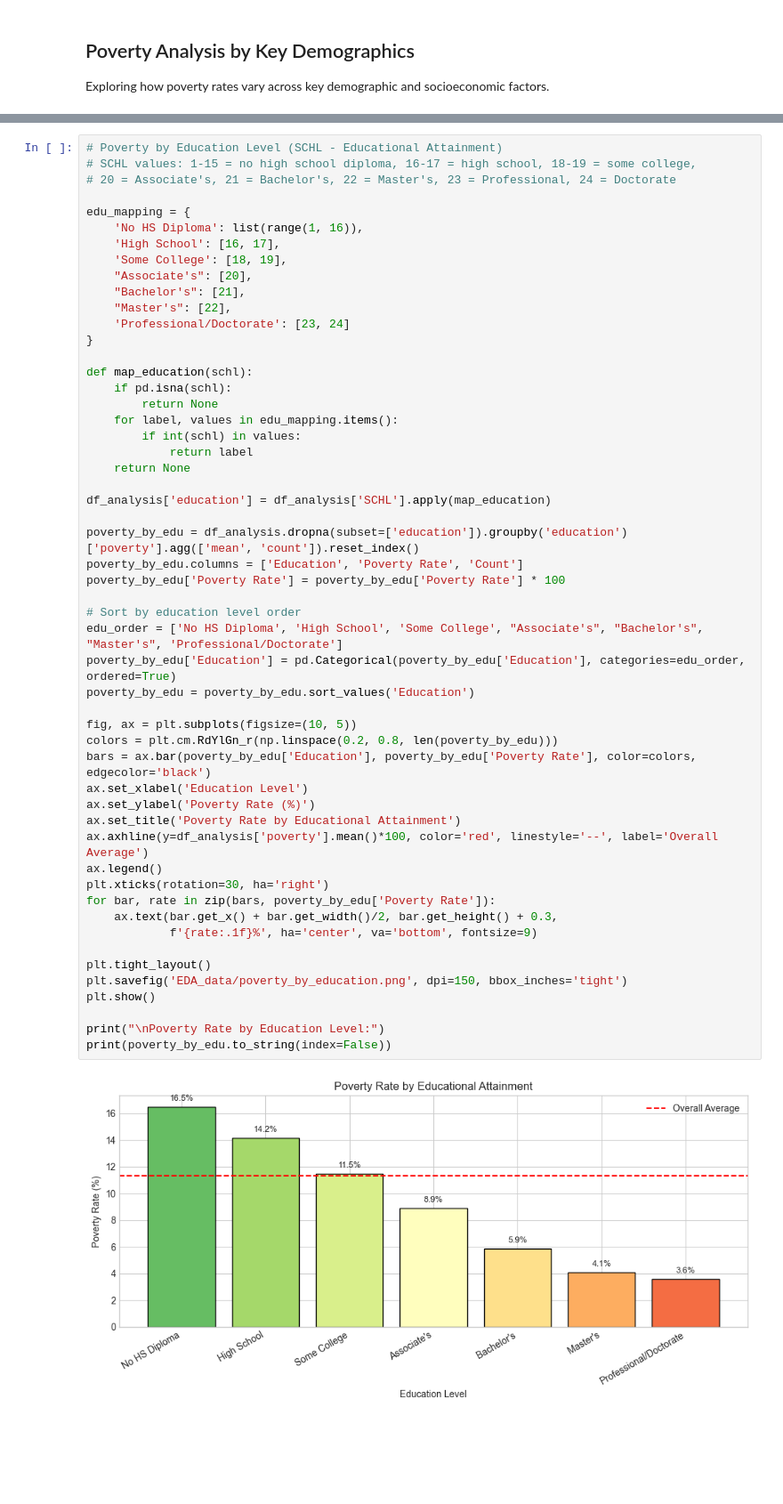
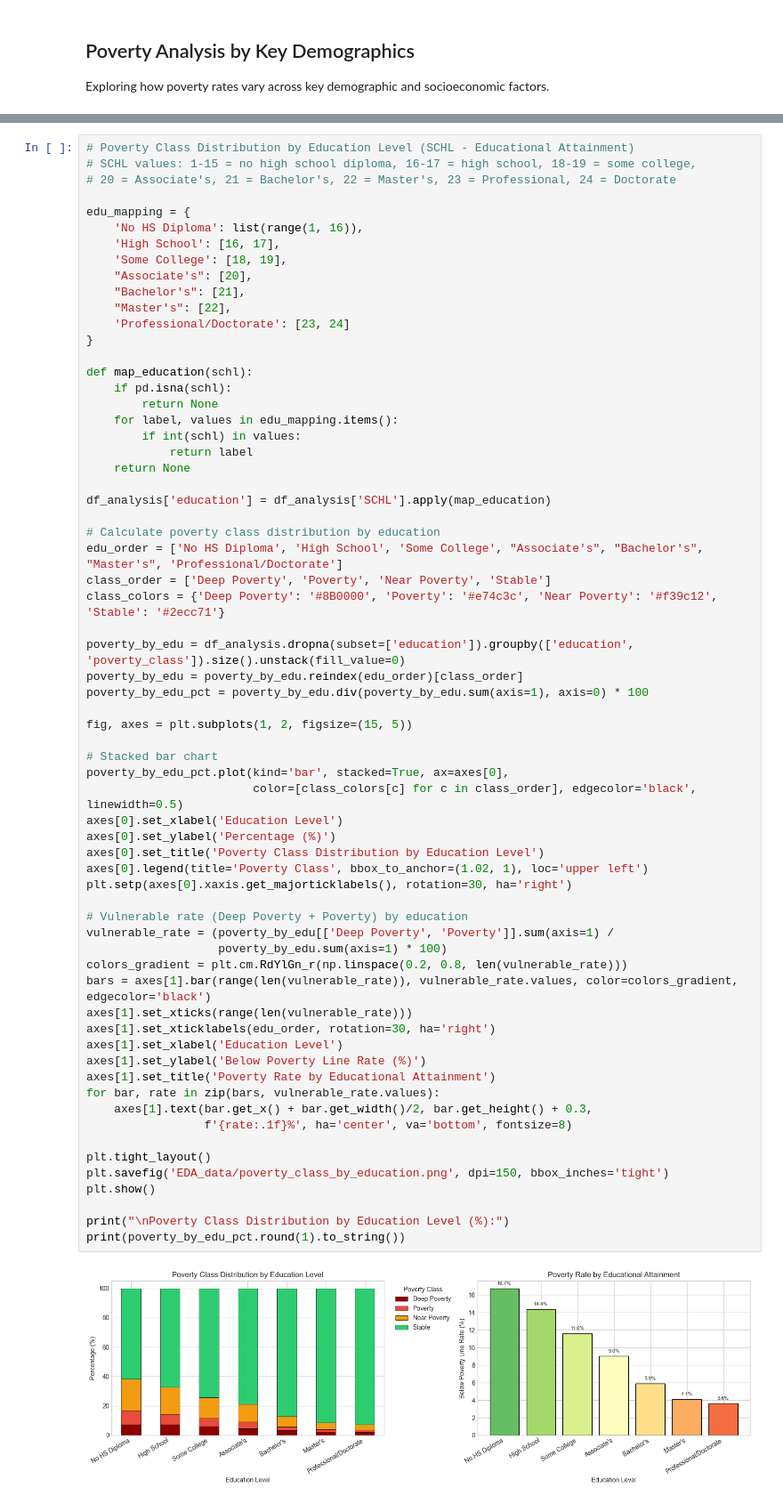
Before and after one commit to ingridalt/DSC-288R-CAPSTONE, a Jupyter notebook: 2_Exploratory_Data_Analysis/2_EDA_CA.ipynb, the cells around one changed output, grey strips where cells are left out. Shown at 89% size. Cells and saved outputs as stored; diff of their text form; blank space fills up the shorter version.

```diff
--- a/2_Exploratory_Data_Analysis/2_EDA_CA.ipynb
+++ b/2_Exploratory_Data_Analysis/2_EDA_CA.ipynb
@@ -602,55 +640,67 @@ Age Group  Poverty Rate  Count
 # %%
-# Poverty by Education Level (SCHL - Educational Attainment)
+# Poverty Class Distribution by Education Level (SCHL - Educational Attainment)
 # SCHL values: 1-15 = no high school diploma, 16-17 = high school, 18-19 = some college,
 # 20 = Associate's, 21 = Bachelor's, 22 = Master's, 23 = Professional, 24 = Doctorate
 
 edu_mapping = {
     'No HS Diploma': list(range(1, 16)),
     'High School': [16, 17],
     'Some College': [18, 19],
     "Associate's": [20],
     "Bachelor's": [21],
     "Master's": [22],
     'Professional/Doctorate': [23, 24]
 }
 
 def map_education(schl):
     if pd.isna(schl):
         return None
     for label, values in edu_mapping.items():
         if int(schl) in values:
             return label
     return None
 
 df_analysis['education'] = df_analysis['SCHL'].apply(map_education)
 
-poverty_by_edu = df_analysis.dropna(subset=['education']).groupby('education')['poverty'].agg(['mean', 'count']).reset_index()
-poverty_by_edu.columns = ['Education', 'Poverty Rate', 'Count']
-poverty_by_edu['Poverty Rate'] = poverty_by_edu['Poverty Rate'] * 100
+# Calculate poverty class distribution by education
+edu_order = ['No HS Diploma', 'High School', 'Some College', "Associate's", "Bachelor's", "Master's", 'Professional/Doctorate']
+class_order = ['Deep Poverty', 'Poverty', 'Near Poverty', 'Stable']
+class_colors = {'Deep Poverty': '#8B0000', 'Poverty': '#e74c3c', 'Near Poverty': '#f39c12', 'Stable': '#2ecc71'}
 
-# Sort by education level order
-edu_order = ['No HS Diploma', 'High School', 'Some College', "Associate's", "Bachelor's", "Master's", 'Professional/Doctorate']
-poverty_by_edu['Education'] = pd.Categorical(poverty_by_edu['Education'], categories=edu_order, ordered=True)
-poverty_by_edu = poverty_by_edu.sort_values('Education')
+poverty_by_edu = df_analysis.dropna(subset=['education']).groupby(['education', 'poverty_class']).size().unstack(fill_value=0)
+poverty_by_edu = poverty_by_edu.reindex(edu_order)[class_order]
+poverty_by_edu_pct = poverty_by_edu.div(poverty_by_edu.sum(axis=1), axis=0) * 100
 
-fig, ax = plt.subplots(figsize=(10, 5))
-colors = plt.cm.RdYlGn_r(np.linspace(0.2, 0.8, len(poverty_by_edu)))
-bars = ax.bar(poverty_by_edu['Education'], poverty_by_edu['Poverty Rate'], color=colors, edgecolor='black')
-ax.set_xlabel('Education Level')
-ax.set_ylabel('Poverty Rate (%)')
-ax.set_title('Poverty Rate by Educational Attainment')
-ax.axhline(y=df_analysis['poverty'].mean()*100, color='red', linestyle='--', label='Overall Average')
-ax.legend()
-plt.xticks(rotation=30, ha='right')
-for bar, rate in zip(bars, poverty_by_edu['Poverty Rate']):
-    ax.text(bar.get_x() + bar.get_width()/2, bar.get_height() + 0.3,
-            f'{rate:.1f}%', ha='center', va='bottom', fontsize=9)
+fig, axes = plt.subplots(1, 2, figsize=(15, 5))
+
+# Stacked bar chart
+poverty_by_edu_pct.plot(kind='bar', stacked=True, ax=axes[0],
+                        color=[class_colors[c] for c in class_order], edgecolor='black', linewidth=0.5)
+axes[0].set_xlabel('Education Level')
+axes[0].set_ylabel('Percentage (%)')
+axes[0].set_title('Poverty Class Distribution by Education Level')
+axes[0].legend(title='Poverty Class', bbox_to_anchor=(1.02, 1), loc='upper left')
+plt.setp(axes[0].xaxis.get_majorticklabels(), rotation=30, ha='right')
+
+# Vulnerable rate (Deep Poverty + Poverty) by education
+vulnerable_rate = (poverty_by_edu[['Deep Poverty', 'Poverty']].sum(axis=1) /
+                   poverty_by_edu.sum(axis=1) * 100)
+colors_gradient = plt.cm.RdYlGn_r(np.linspace(0.2, 0.8, len(vulnerable_rate)))
+bars = axes[1].bar(range(len(vulnerable_rate)), vulnerable_rate.values, color=colors_gradient, edgecolor='black')
+axes[1].set_xticks(range(len(vulnerable_rate)))
+axes[1].set_xticklabels(edu_order, rotation=30, ha='right')
+axes[1].set_xlabel('Education Level')
+axes[1].set_ylabel('Below Poverty Line Rate (%)')
+axes[1].set_title('Poverty Rate by Educational Attainment')
+for bar, rate in zip(bars, vulnerable_rate.values):
+    axes[1].text(bar.get_x() + bar.get_width()/2, bar.get_height() + 0.3,
+                 f'{rate:.1f}%', ha='center', va='bottom', fontsize=8)
 
 plt.tight_layout()
-plt.savefig('EDA_data/poverty_by_education.png', dpi=150, bbox_inches='tight')
+plt.savefig('EDA_data/poverty_class_by_education.png', dpi=150, bbox_inches='tight')
 plt.show()
 
-print("\nPoverty Rate by Education Level:")
-print(poverty_by_edu.to_string(index=False))
+print("\nPoverty Class Distribution by Education Level (%):")
+print(poverty_by_edu_pct.round(1).to_string())
 # %% [output]
-[figure, old version]
+[figure, new version]
```
Also changed, not shown: parts of 28 cells of this notebook, 35 other files.
